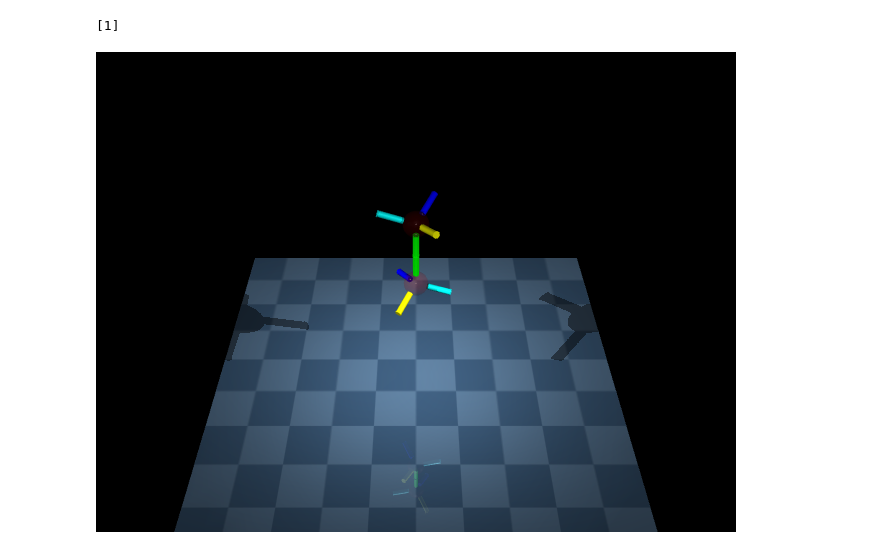
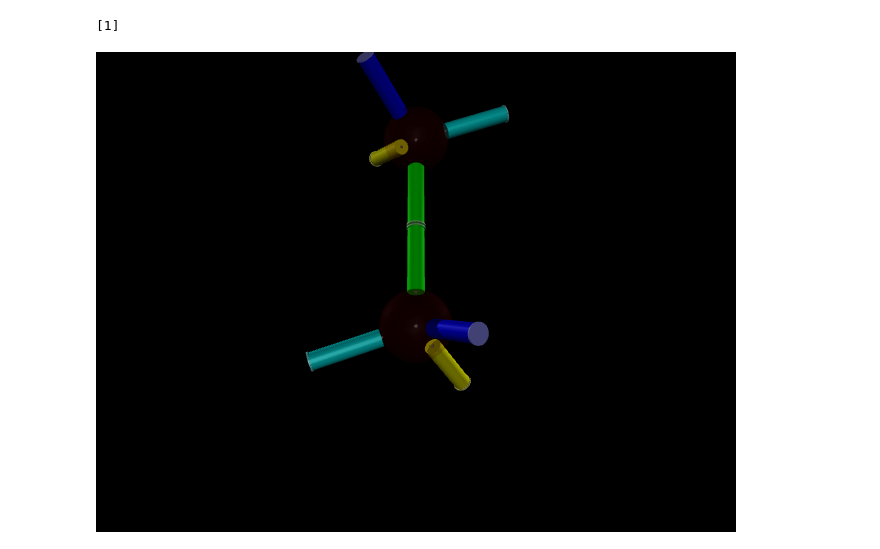
Before and after one commit to brn-dev/swarm-bots, a Jupyter notebook: main.ipynb, the cells around one changed output. Drawn from its saved outputs; the diff is of its cells as text; code cells hidden in the pictures.

```diff
--- a/main.ipynb
+++ b/main.ipynb
@@ -46,11 +49,13 @@ spawn_site.attach(unit2.model).add('freejoint')
 
 # print(env.worldbody.find_all('body'))
 
+cam = env.worldbody.add('camera', mode='targetbody', target=f'unnamed_model_1/unnamed_model/{unit2.name}-leg0', pos=[0, 1.5, 1])
+
 env.equality.add(
     'weld',
     body1=f'unnamed_model/unnamed_model/{unit1.name}-leg0-foot',
     body2=f'unnamed_model_1/unnamed_model/{unit2.name}-leg0-foot',
-    torquescale=10000
+    torquescale=10000000
 )
 
 # env.to_xml_string()
@@ -61,10 +66,10 @@ for geom in env.worldbody.find_all('geom'):
 # %%
 physics = mjcf.Physics.from_mjcf_model(env)
 print(physics.data.eq_active)
-PIL.Image.fromarray(physics.render(width=RENDER_WIDTH, height=RENDER_HEIGHT))
+PIL.Image.fromarray(physics.render(width=RENDER_WIDTH, height=RENDER_HEIGHT, camera_id=0))
 # %% [output]
 [1]
-[figure, old version]
+[figure, new version]
 # %%
 duration = 10   # (Seconds)
 framerate = 30  # (Hz)
```
Also changed, not shown: parts of 2 cells of this notebook, 2 other files.
